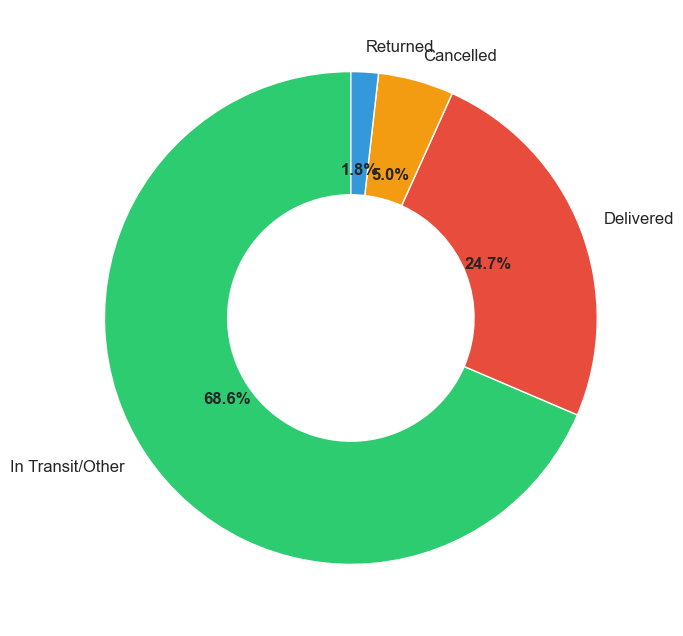
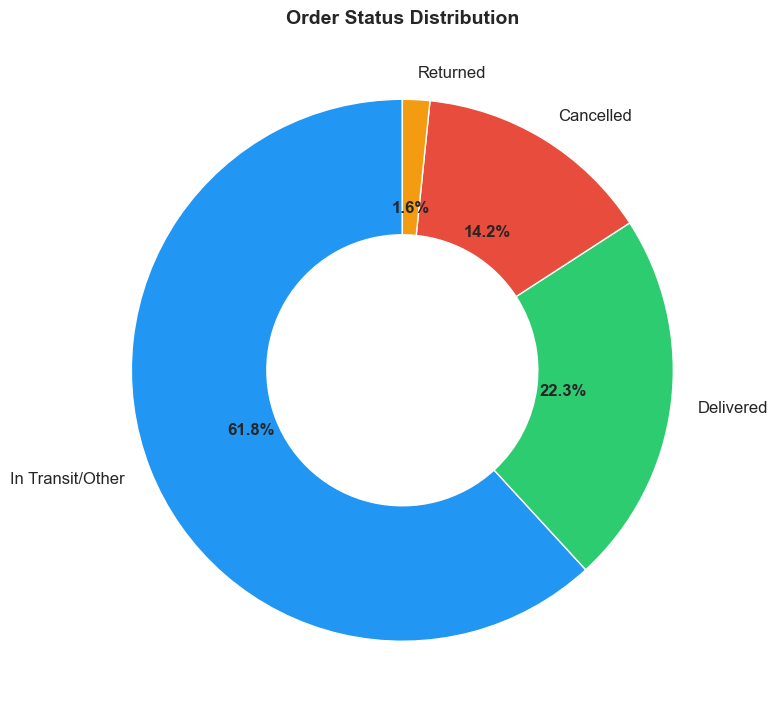
Unified diff of the notebook cell whose output changed from the first chart to the second:
--- before
+++ after
@@ -1,22 +1,31 @@
-#Order Status Distribution
+# Order Status Distribution — using df_raw for accurate counts
 def categorize_status(status):
-    if 'Delivered' in status:
+    if 'Delivered' in str(status):
         return 'Delivered'
-    elif 'Cancelled' in status:
+    elif 'Cancelled' in str(status):
         return 'Cancelled'
-    elif 'Return' in status or 'Returning' in status:
+    elif 'Return' in str(status) or 'Returning' in str(status):
         return 'Returned'
     else:
         return 'In Transit/Other'
-df['status_group']=df['status'].apply(categorize_status)
 
-#Calculating percentage
-status_counts=df['status_group'].value_counts().reset_index()
-status_counts.columns=['status','count']
-status_counts['percentage']=(status_counts['count']/status_counts['count'].sum()*100).round(2)
-#Pie Chart
+# Add date and month_name to df_raw first
+df_raw['date'] = pd.to_datetime(df_raw['date'], dayfirst=False, errors='coerce')
+df_raw['month_name'] = df_raw['date'].dt.strftime('%b %Y')
 
-colors = ['#2ecc71', '#e74c3c', '#f39c12', '#3498db']
-plt.figure(figsize=(8,8))
+# Use df_raw filtered for March
+df_raw['status_group'] = df_raw['status'].astype(str).apply(categorize_status)
+df_raw_filtered = df_raw[df_raw['month_name'] != 'Mar 2022'].copy()
+
+# Calculate status counts
+status_counts = df_raw_filtered['status_group'].value_counts().reset_index()
+status_counts.columns = ['status', 'count']
+status_counts['percentage'] = (status_counts['count'] / status_counts['count'].sum() * 100).round(2)
+
+print(status_counts)
+
+# Donut chart
+colors = ['#2196F3', '#2ecc71', '#e74c3c', '#f39c12']
+plt.figure(figsize=(8, 8))
 wedges, texts, autotexts = plt.pie(
     status_counts['count'],
@@ -28,7 +37,10 @@
     textprops={'fontsize': 12}
 )
+
 for autotext in autotexts:
     autotext.set_fontweight('bold')
+
+plt.title('Order Status Distribution', fontsize=14, fontweight='bold')
+plt.tight_layout()
 plt.savefig('order_status.png', dpi=150, bbox_inches='tight')
 plt.show()
-print(status_counts)

Commit: corrected the pie chart